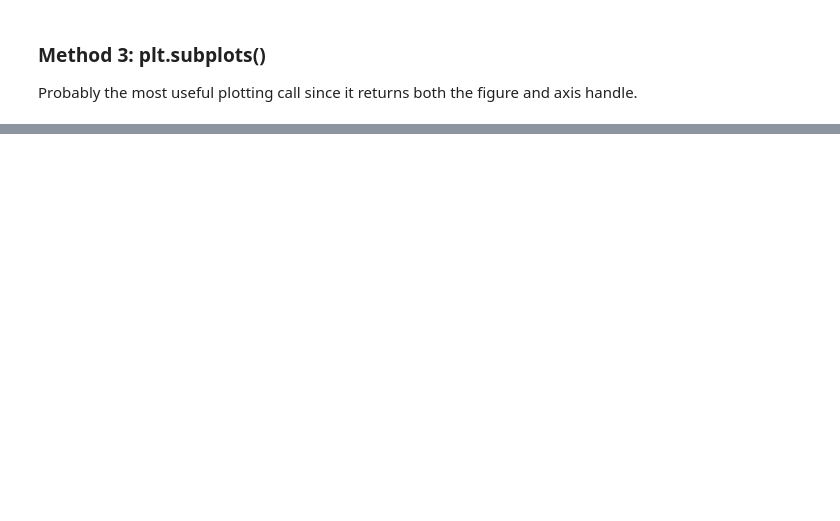
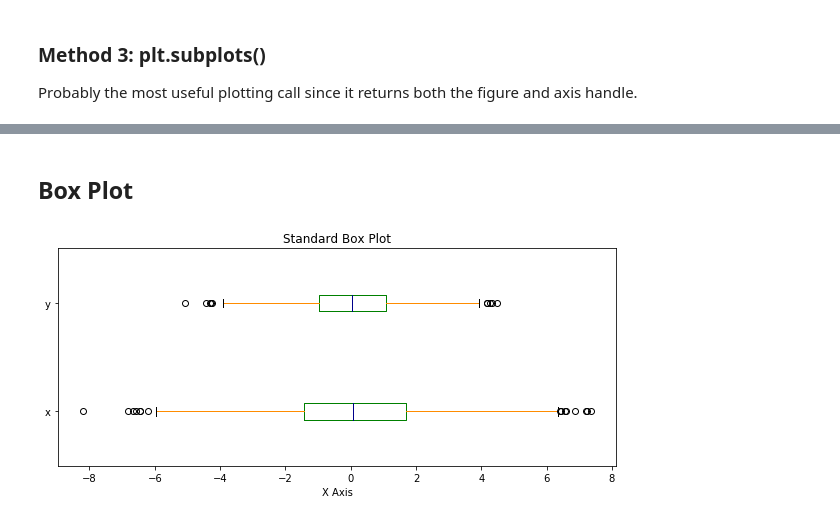
Before and after one commit to justinmklam/python-resources, a Jupyter notebook: [REF] Basic Plotting Examples.ipynb, the cells around one changed output, grey strips where cells are left out. Cells and saved outputs as stored; diff of their text form; code cells hidden in the pictures; blank space fills up the shorter version.

```diff
--- a/[REF] Basic Plotting Examples.ipynb
+++ b/[REF] Basic Plotting Examples.ipynb
@@ -224,0 +193,14 @@ Populating the interactive namespace from numpy and matplotlib
+# %% [markdown]
+## Box Plot
+# %%
+color = dict(boxes='Green', whiskers='DarkOrange',
+             medians='DarkBlue', caps='Black')
+
+df.plot.box(figsize=(10, 4), vert=False, color=color)
+
+plt.title('Standard Box Plot')
+plt.xlabel('X Axis')
+
+plt.show()
+# %% [output]
+[figure, added]
```
Also changed, not shown: parts of 21 cells of this notebook.
